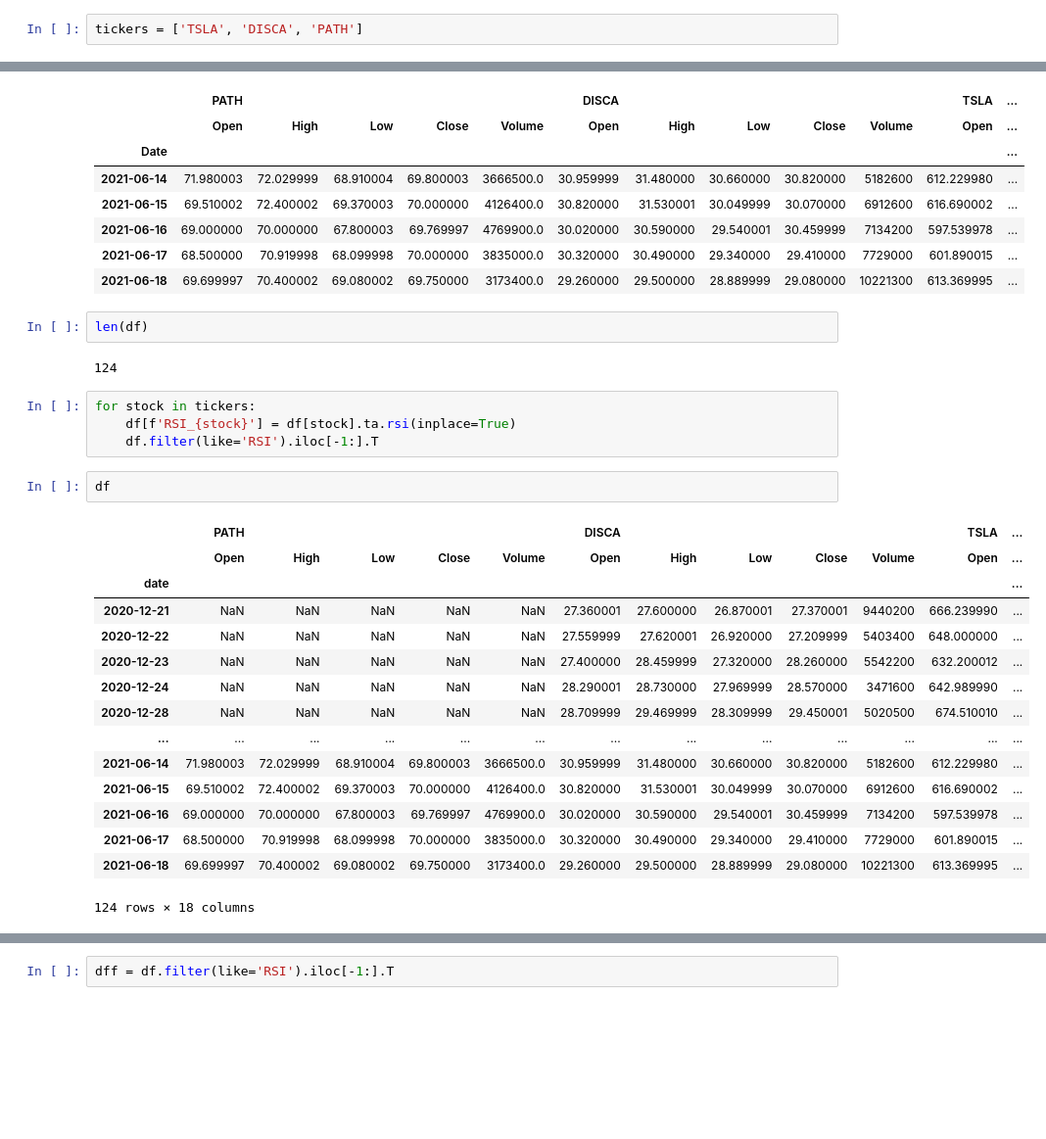
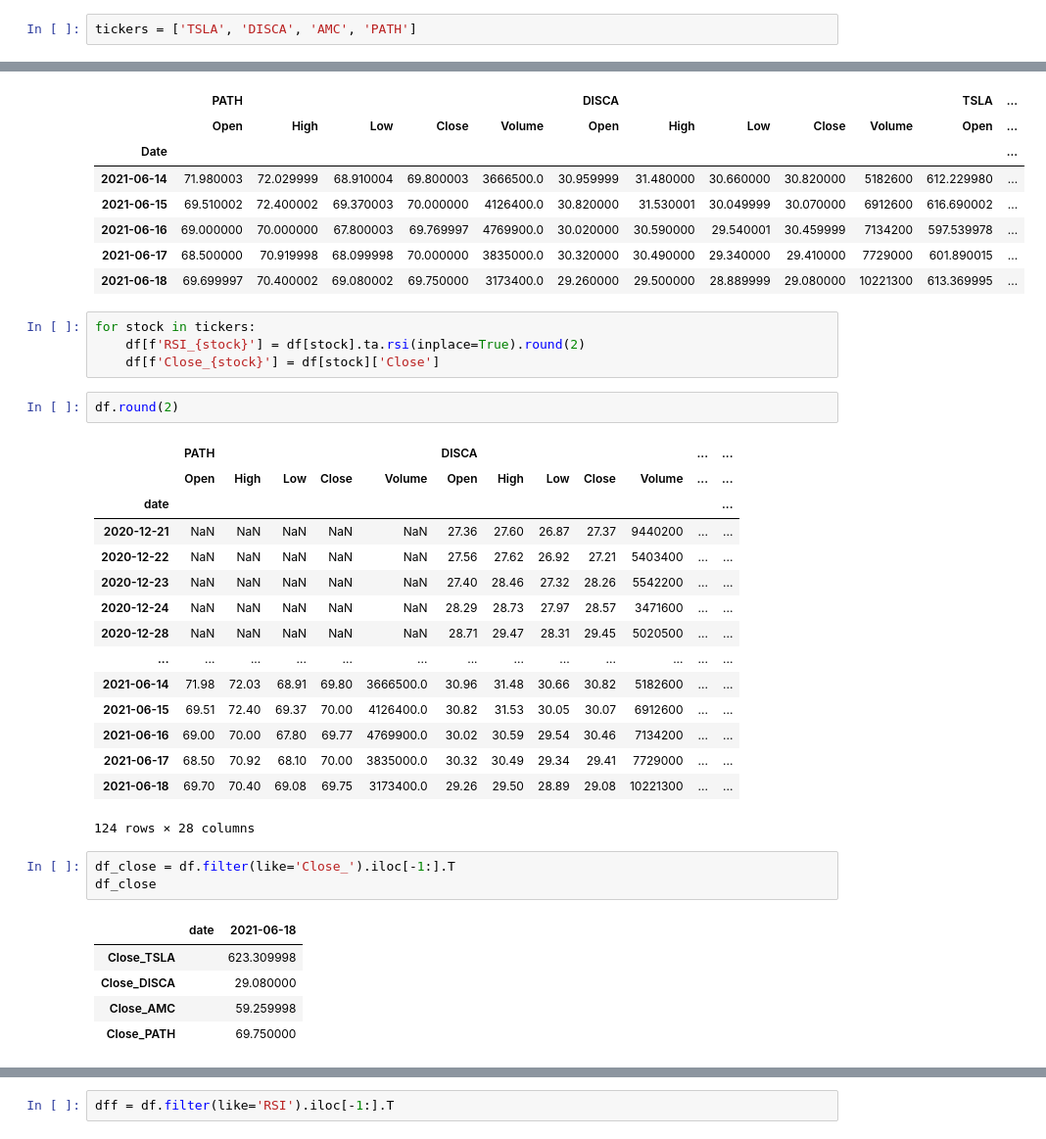
Before and after one commit to PetricaR/rev_app, a Jupyter notebook: nb_files/yahoo_finance.ipynb, the cells around one changed output, grey strips where cells are left out. Shown: that part at 98% size. Saved outputs shown, nothing was run; the diff lists cells and outputs as text; blank space fills up the shorter version.

```diff
--- a/nb_files/yahoo_finance.ipynb
+++ b/nb_files/yahoo_finance.ipynb
@@ -11,7 +11,7 @@ pd.options.mode.chained_assignment = None  # default='warn'
 
 %matplotlib inline
 # %%
-tickers = ['TSLA', 'DISCA', 'PATH']
+tickers = ['TSLA', 'DISCA', 'AMC', 'PATH']
 # %%
 data = yf.download(tickers,  # or pdr.get_data_yahoo(...
             # tickers list or string as well
@@ -65,29 +61,34 @@ df.tail()
 | 2021-06-16 | 69.000000 | 70.000000 | 67.800003 | 69.769997 | 4769900.0 | 30.020000 | 30.590000 | 29.540001 | 30.459999 | 7134200 | 597.539978 | ... |
 | 2021-06-17 | 68.500000 | 70.919998 | 68.099998 | 70.000000 | 3835000.0 | 30.320000 | 30.490000 | 29.340000 | 29.410000 | 7729000 | 601.890015 | ... |
 | 2021-06-18 | 69.699997 | 70.400002 | 69.080002 | 69.750000 | 3173400.0 | 29.260000 | 29.500000 | 28.889999 | 29.080000 | 10221300 | 613.369995 | ... |
-# %%
-len(df)
-# %% [output]
-124
 # %%
 for stock in tickers:
-    df[f'RSI_{stock}'] = df[stock].ta.rsi(inplace=True)
-    df.filter(like='RSI').iloc[-1:].T
+    df[f'RSI_{stock}'] = df[stock].ta.rsi(inplace=True).round(2)
+    df[f'Close_{stock}'] = df[stock]['Close']
 # %%
-df
+df.round(2)
 # %% [output]
-|  | PATH |  |  |  |  | DISCA |  |  |  |  | TSLA | ... |
-|  | Open | High | Low | Close | Volume | Open | High | Low | Close | Volume | Open | ... |
+|  | PATH |  |  |  |  | DISCA |  |  |  |  | ... | ... |
+|  | Open | High | Low | Close | Volume | Open | High | Low | Close | Volume | ... | ... |
 | date |  |  |  |  |  |  |  |  |  |  |  | ... |
-| 2020-12-21 | NaN | NaN | NaN | NaN | NaN | 27.360001 | 27.600000 | 26.870001 | 27.370001 | 9440200 | 666.239990 | ... |
-| 2020-12-22 | NaN | NaN | NaN | NaN | NaN | 27.559999 | 27.620001 | 26.920000 | 27.209999 | 5403400 | 648.000000 | ... |
-| 2020-12-23 | NaN | NaN | NaN | NaN | NaN | 27.400000 | 28.459999 | 27.320000 | 28.260000 | 5542200 | 632.200012 | ... |
-| 2020-12-24 | NaN | NaN | NaN | NaN | NaN | 28.290001 | 28.730000 | 27.969999 | 28.570000 | 3471600 | 642.989990 | ... |
-| 2020-12-28 | NaN | NaN | NaN | NaN | NaN | 28.709999 | 29.469999 | 28.309999 | 29.450001 | 5020500 | 674.510010 | ... |
+| 2020-12-21 | NaN | NaN | NaN | NaN | NaN | 27.36 | 27.60 | 26.87 | 27.37 | 9440200 | ... | ... |
+| 2020-12-22 | NaN | NaN | NaN | NaN | NaN | 27.56 | 27.62 | 26.92 | 27.21 | 5403400 | ... | ... |
+| 2020-12-23 | NaN | NaN | NaN | NaN | NaN | 27.40 | 28.46 | 27.32 | 28.26 | 5542200 | ... | ... |
+| 2020-12-24 | NaN | NaN | NaN | NaN | NaN | 28.29 | 28.73 | 27.97 | 28.57 | 3471600 | ... | ... |
+| 2020-12-28 | NaN | NaN | NaN | NaN | NaN | 28.71 | 29.47 | 28.31 | 29.45 | 5020500 | ... | ... |
 | ... | ... | ... | ... | ... | ... | ... | ... | ... | ... | ... | ... | ... |
-| 2021-06-14 | 71.980003 | 72.029999 | 68.910004 | 69.800003 | 3666500.0 | 30.959999 | 31.480000 | 30.660000 | 30.820000 | 5182600 | 612.229980 | ... |
-| 2021-06-15 | 69.510002 | 72.400002 | 69.370003 | 70.000000 | 4126400.0 | 30.820000 | 31.530001 | 30.049999 | 30.070000 | 6912600 | 616.690002 | ... |
-| 2021-06-16 | 69.000000 | 70.000000 | 67.800003 | 69.769997 | 4769900.0 | 30.020000 | 30.590000 | 29.540001 | 30.459999 | 7134200 | 597.539978 | ... |
-| 2021-06-17 | 68.500000 | 70.919998 | 68.099998 | 70.000000 | 3835000.0 | 30.320000 | 30.490000 | 29.340000 | 29.410000 | 7729000 | 601.890015 | ... |
-| 2021-06-18 | 69.699997 | 70.400002 | 69.080002 | 69.750000 | 3173400.0 | 29.260000 | 29.500000 | 28.889999 | 29.080000 | 10221300 | 613.369995 | ... |
+| 2021-06-14 | 71.98 | 72.03 | 68.91 | 69.80 | 3666500.0 | 30.96 | 31.48 | 30.66 | 30.82 | 5182600 | ... | ... |
+| 2021-06-15 | 69.51 | 72.40 | 69.37 | 70.00 | 4126400.0 | 30.82 | 31.53 | 30.05 | 30.07 | 6912600 | ... | ... |
+| 2021-06-16 | 69.00 | 70.00 | 67.80 | 69.77 | 4769900.0 | 30.02 | 30.59 | 29.54 | 30.46 | 7134200 | ... | ... |
+| 2021-06-17 | 68.50 | 70.92 | 68.10 | 70.00 | 3835000.0 | 30.32 | 30.49 | 29.34 | 29.41 | 7729000 | ... | ... |
+| 2021-06-18 | 69.70 | 70.40 | 69.08 | 69.75 | 3173400.0 | 29.26 | 29.50 | 28.89 | 29.08 | 10221300 | ... | ... |
-124 rows × 18 columns
+124 rows × 28 columns
+# %%
+df_close = df.filter(like='Close_').iloc[-1:].T
+df_close
+# %% [output]
+|  | date | 2021-06-18 |
+| Close_TSLA |  | 623.309998 |
+| Close_DISCA |  | 29.080000 |
+| Close_AMC |  | 59.259998 |
+| Close_PATH |  | 69.750000 |
```
Also changed, not shown: parts of 20 cells of this notebook, 1 other file.
